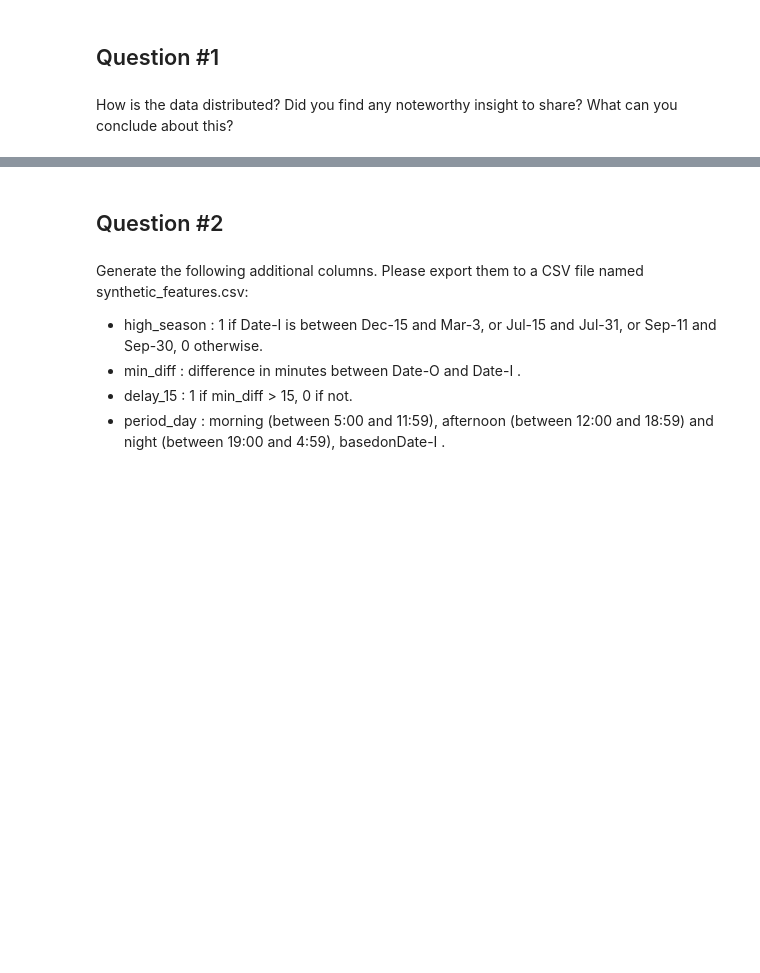
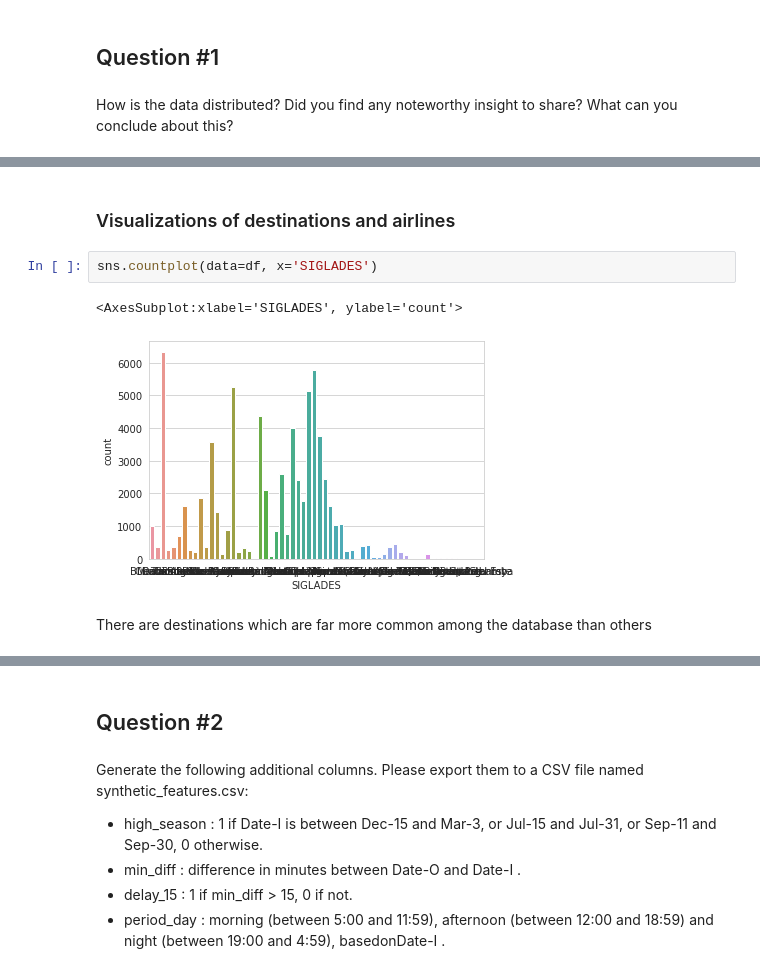
Before and after one commit to almendradelmoral/Challenge-Data-Scientist-Almendra-del-Moral, a Jupyter notebook: solution.ipynb, the cells around one changed output, grey strips where cells are left out. Drawn from its saved outputs; the diff is of its cells as text; blank space fills up the shorter version.

```diff
--- a/solution.ipynb
+++ b/solution.ipynb
@@ -29,0 +40,9 @@ How is the data distributed? Did you find any noteworthy insight to share? What
+# %% [markdown]
+### Visualizations of destinations and airlines
+# %%
+sns.countplot(data=df, x='SIGLADES')
+# %% [output]
+<AxesSubplot:xlabel='SIGLADES', ylabel='count'>
+[figure, added]
+# %% [markdown]
+There are destinations which are far more common among the database than others
```
Also changed, not shown: parts of 43 cells of this notebook, 1 other file.
